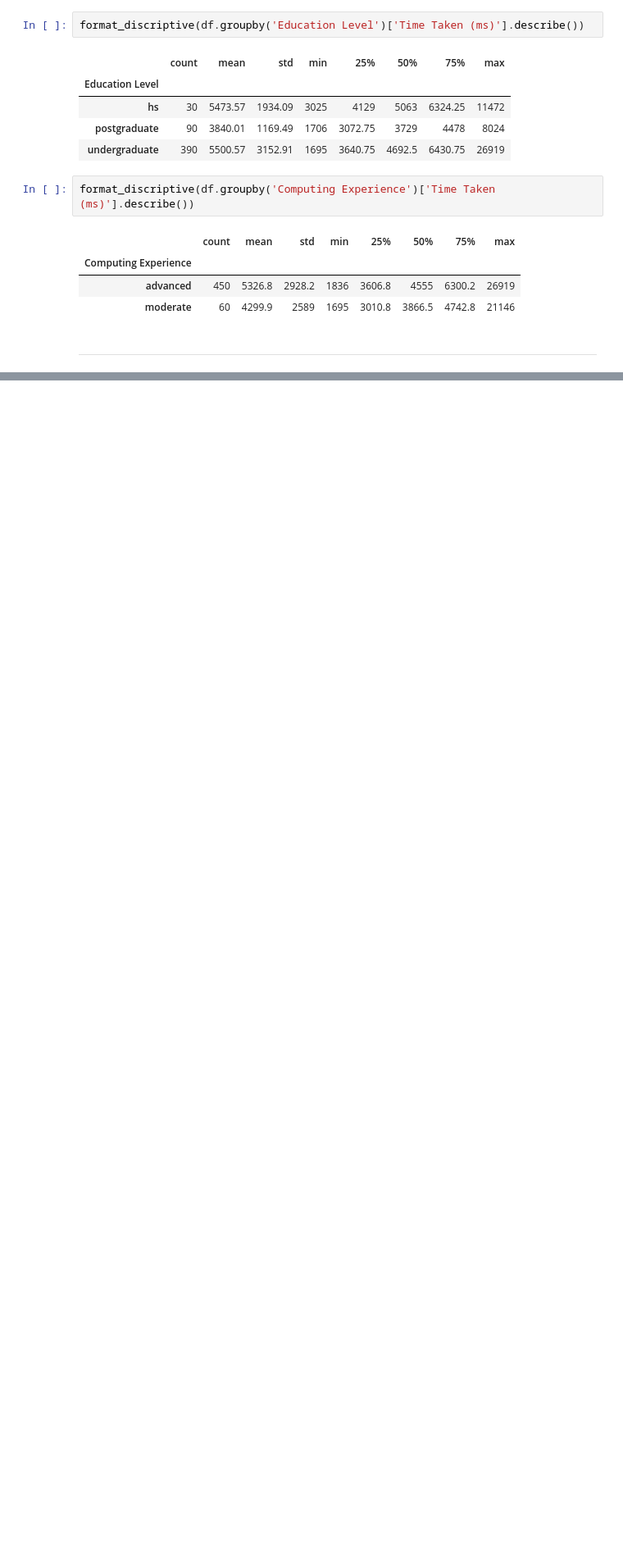
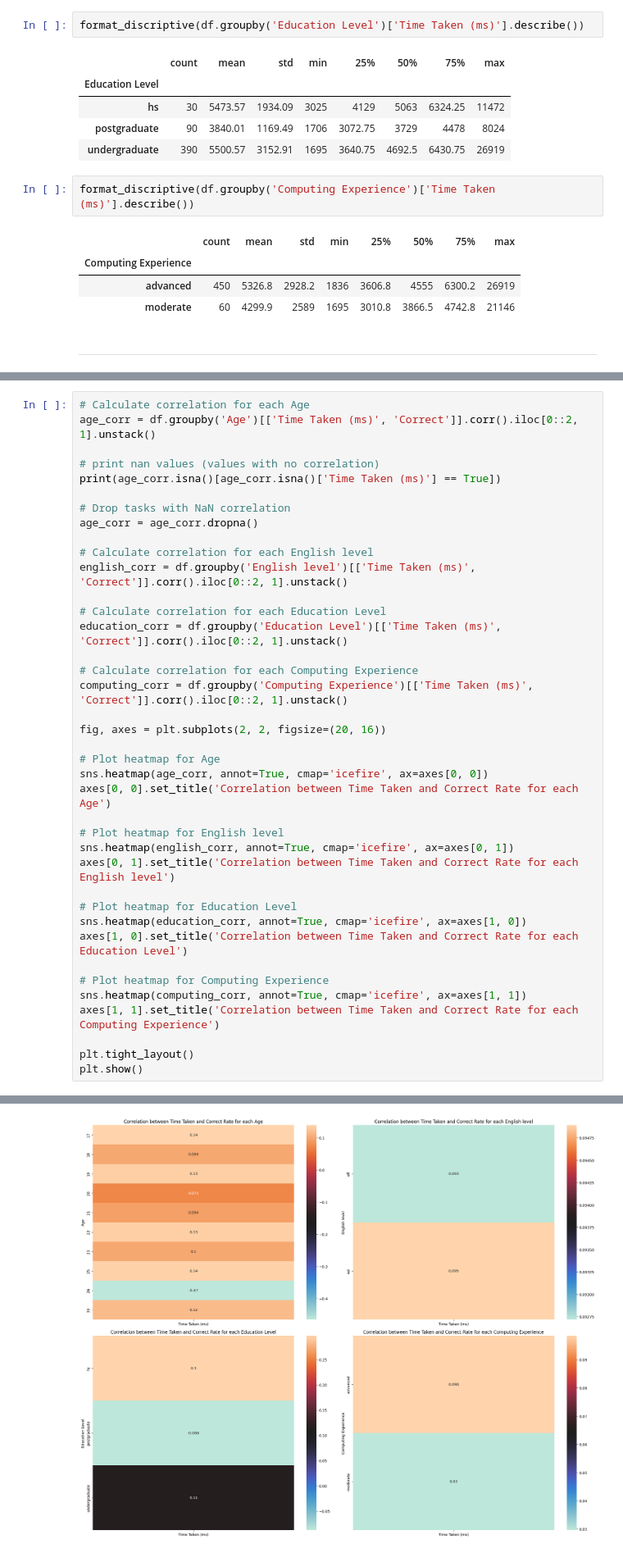
Before and after one commit to bilinni/Experiment-2-CamelCase-Vs-KebabCase, a Jupyter notebook: exploring/main.ipynb, the cells around one changed output, grey strips where cells are left out. Shown at 82% size. Drawn from its saved outputs; the diff is of its cells as text; blank space fills up the shorter version.

```diff
--- a/exploring/main.ipynb
+++ b/exploring/main.ipynb
@@ -398,0 +500,40 @@ format_discriptive(df.groupby('Computing Experience')['Time Taken (ms)'].describ
+# %%
+# Calculate correlation for each Age
+age_corr = df.groupby('Age')[['Time Taken (ms)', 'Correct']].corr().iloc[0::2, 1].unstack()
+
+# print nan values (values with no correlation)
+print(age_corr.isna()[age_corr.isna()['Time Taken (ms)'] == True])
+
+# Drop tasks with NaN correlation
+age_corr = age_corr.dropna()
+
+# Calculate correlation for each English level
+english_corr = df.groupby('English level')[['Time Taken (ms)', 'Correct']].corr().iloc[0::2, 1].unstack()
+
+# Calculate correlation for each Education Level
+education_corr = df.groupby('Education Level')[['Time Taken (ms)', 'Correct']].corr().iloc[0::2, 1].unstack()
+
+# Calculate correlation for each Computing Experience
+computing_corr = df.groupby('Computing Experience')[['Time Taken (ms)', 'Correct']].corr().iloc[0::2, 1].unstack()
+
+fig, axes = plt.subplots(2, 2, figsize=(20, 16))
+
+# Plot heatmap for Age
+sns.heatmap(age_corr, annot=True, cmap='icefire', ax=axes[0, 0])
+axes[0, 0].set_title('Correlation between Time Taken and Correct Rate for each Age')
+
+# Plot heatmap for English level
+sns.heatmap(english_corr, annot=True, cmap='icefire', ax=axes[0, 1])
+axes[0, 1].set_title('Correlation between Time Taken and Correct Rate for each English level')
+
+# Plot heatmap for Education Level
+sns.heatmap(education_corr, annot=True, cmap='icefire', ax=axes[1, 0])
+axes[1, 0].set_title('Correlation between Time Taken and Correct Rate for each Education Level')
+
+# Plot heatmap for Computing Experience
+sns.heatmap(computing_corr, annot=True, cmap='icefire', ax=axes[1, 1])
+axes[1, 1].set_title('Correlation between Time Taken and Correct Rate for each Computing Experience')
+
+plt.tight_layout()
+plt.show()
+# %% [output]
@@ -398,0 +543 @@ format_discriptive(df.groupby('Computing Experience')['Time Taken (ms)'].describ
+[figure, added]
```
Also changed, not shown: parts of 9 cells of this notebook.
